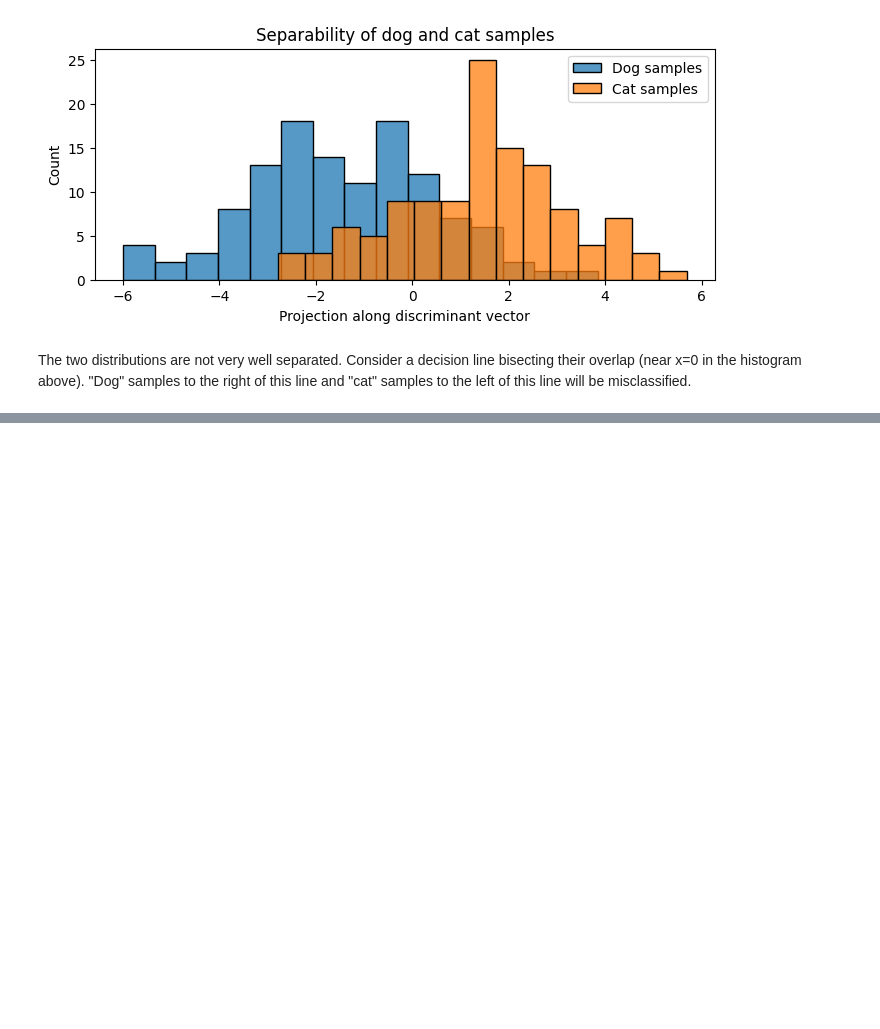
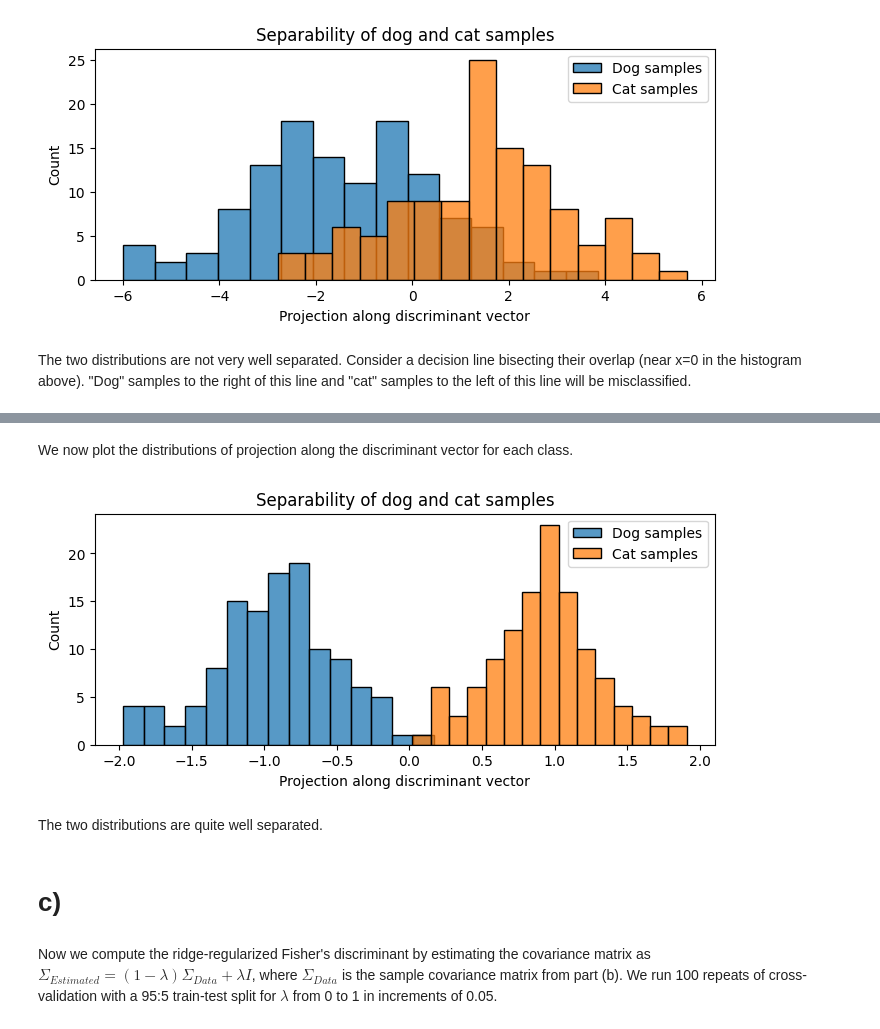
Before and after one commit to lukearend/math-tools, a Jupyter notebook: homework/hw6/HW6_Q3_Arend.ipynb, the cells around one changed output, grey strips where cells are left out. Saved outputs shown, nothing was run; the diff lists cells and outputs as text; code cells hidden in the pictures; blank space fills up the shorter version.

```diff
--- a/homework/hw6/HW6_Q3_Arend.ipynb
+++ b/homework/hw6/HW6_Q3_Arend.ipynb
@@ -171,0 +275,21 @@ The two distributions are not very well separated. Consider a decision line bise
+# %% [markdown]
+We now plot the distributions of projection along the discriminant vector for each class.
+# %%
+dog_proj = (dog - center) @ w
+cat_proj = (cat - center) @ w
+plt.subplots(figsize=(8, 3))
+sns.histplot(dog_proj, label='Dog samples', bins=15)
+sns.histplot(cat_proj, label='Cat samples', bins=15)
+plt.title('Separability of dog and cat samples')
+plt.xlabel('Projection along discriminant vector')
+plt.ylabel('Count')
+plt.legend()
+plt.show()
+# %% [output]
+[figure, added]
+# %% [markdown]
+The two distributions are quite well separated.
+# %% [markdown]
+# c)
+# %% [markdown]
+Now we compute the ridge-regularized Fisher's discriminant by estimating the covariance matrix as $\Sigma_{Estimated} = (1 - \lambda)\Sigma_{Data} + \lambda I$, where $\Sigma_{Data}$ is the sample covariance matrix from part (b). We run 100 repeats of cross-validation with a 95:5 train-test split for $\lambda$ from 0 to 1 in increments of 0.05.
```
Also changed, not shown: parts of 40 cells of this notebook.
